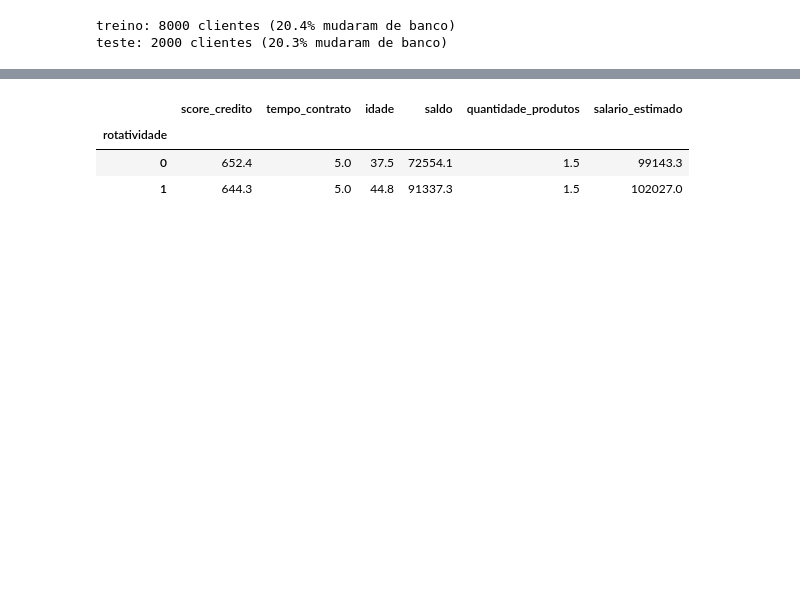
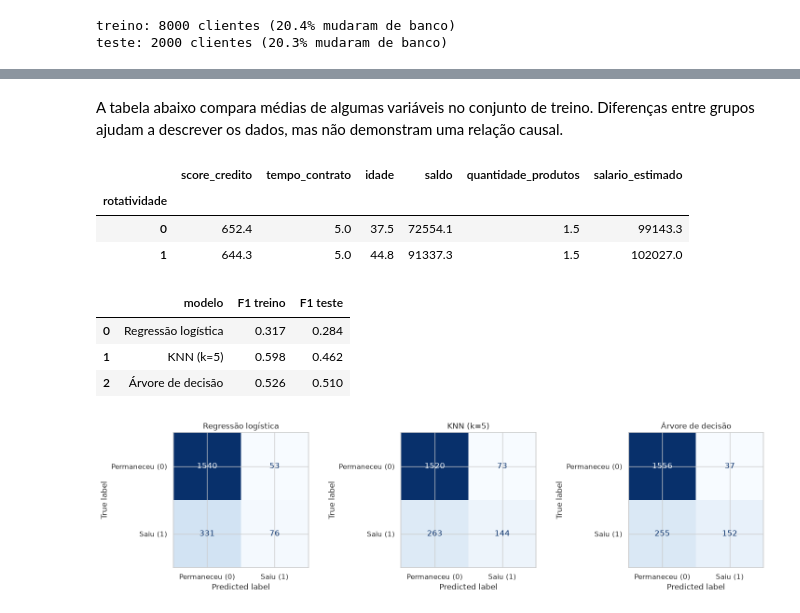
Before and after one commit to hrsJesus/projeto-fundamentos-ml, a Jupyter notebook: projeto.ipynb, the cells around one changed output, grey strips where cells are left out. Cells and saved outputs as stored; diff of their text form; code cells hidden in the pictures; blank space fills up the shorter version.

Commit message:
Criando base final e rodando os modelos

```diff
--- a/projeto.ipynb
+++ b/projeto.ipynb
@@ -403,0 +416,5 @@ print(f"Novo formato do DataFrame: {df.shape[0]} linhas e {df.shape[1]} colunas.
+# %%
+base_final = df.copy()
+
+print(f"Dimensões da base final: {base_final.shape[0]} linhas e {base_final.shape[1]} colunas")
+display(base_final.head())
@@ -406,6 +458,14 @@ print(f"Novo formato do DataFrame: {df.shape[0]} linhas e {df.shape[1]} colunas.
 # %%
-treino, teste = train_test_split(df, test_size=0.2, random_state=42, stratify=df['rotatividade'])
-y_treino, y_teste = treino['rotatividade'], teste['rotatividade']
+X = base_final.drop(columns=['rotatividade'])
+y = base_final['rotatividade']
+
+X_treino, X_teste, y_treino, y_teste = train_test_split(
+    X, y, test_size=0.2, random_state=42, stratify=y
+)
+
+# Mantemos os DataFrames completos para a análise descritiva abaixo.
+treino = X_treino.assign(rotatividade=y_treino)
+teste = X_teste.assign(rotatividade=y_teste)
 # %%
 print(f'treino: {len(treino)} clientes ({y_treino.mean():.1%} mudaram de banco)')
 print(f'teste: {len(teste)} clientes ({y_teste.mean():.1%} mudaram de banco)')
@@ -415,3 +504,5 @@ teste: 2000 clientes (20.3% mudaram de banco)
+# %% [markdown]
+A tabela abaixo compara médias de algumas variáveis no conjunto de treino. Diferenças entre grupos ajudam a descrever os dados, mas não demonstram uma relação causal.
 # %%
 treino.groupby('rotatividade')[['score_credito', 'tempo_contrato', 'idade', 'saldo', 'quantidade_produtos', 'salario_estimado']].mean().round(1)
 # %% [output]
@@ -419,3 +510,35 @@ treino.groupby('rotatividade')[['score_credito', 'tempo_contrato', 'idade', 'sal
 | rotatividade |  |  |  |  |  |  |
 | 0 | 652.4 | 5.0 | 37.5 | 72554.1 | 1.5 | 99143.3 |
 | 1 | 644.3 | 5.0 | 44.8 | 91337.3 | 1.5 | 102027.0 |
+# %%
+generalizacao = pd.DataFrame([
+    {
+        'modelo': nome,
+        'F1 treino': f1_score(y_treino, modelo.predict(X_treino)),
+        'F1 teste': f1_score(y_teste, modelo.predict(X_teste)),
+    }
+    for nome, modelo in modelos.items()
+]).round(3)
+display(generalizacao)
+
+fig, axes = plt.subplots(1, len(modelos), figsize=(15, 4))
+for ax, (nome, modelo) in zip(axes, modelos.items()):
+    ConfusionMatrixDisplay.from_estimator(
+        modelo,
+        X_teste,
+        y_teste,
+        display_labels=['Permaneceu (0)', 'Saiu (1)'],
+        cmap='Blues',
+        colorbar=False,
+        ax=ax,
+    )
+    ax.set_title(nome)
+
+plt.tight_layout()
+plt.show()
+# %% [output]
+|  | modelo | F1 treino | F1 teste |
+| 0 | Regressão logística | 0.317 | 0.284 |
+| 1 | KNN (k=5) | 0.598 | 0.462 |
+| 2 | Árvore de decisão | 0.526 | 0.510 |
+[figure, added]
```
Also changed, not shown: parts of 13 cells of this notebook.
